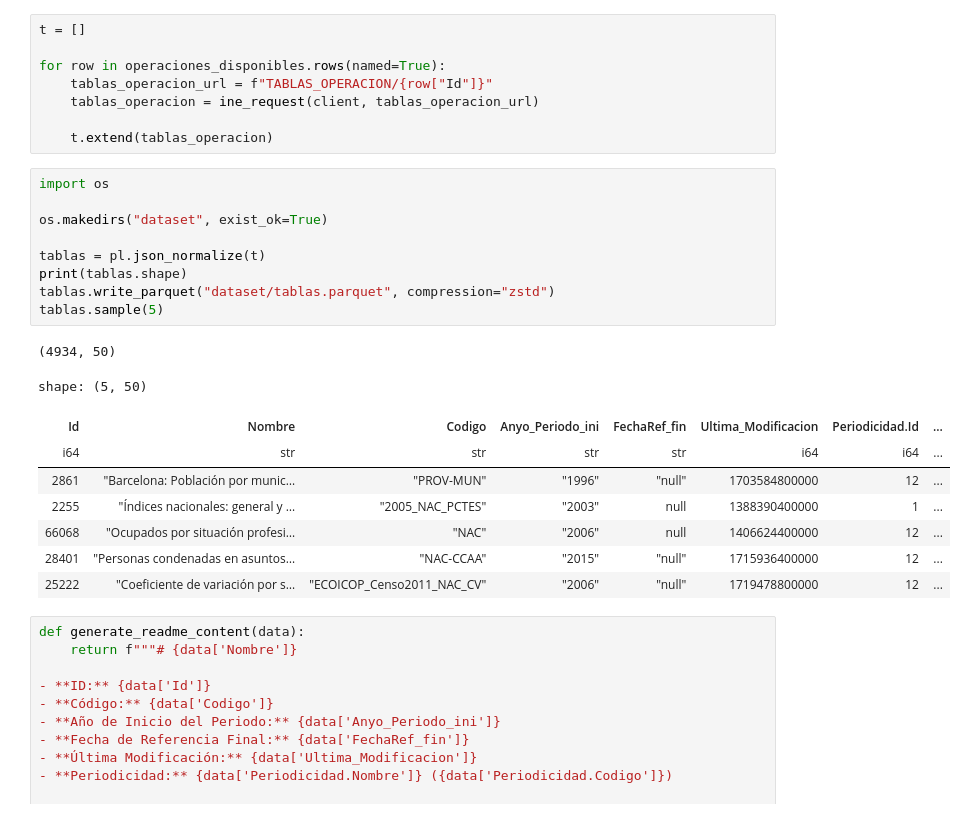
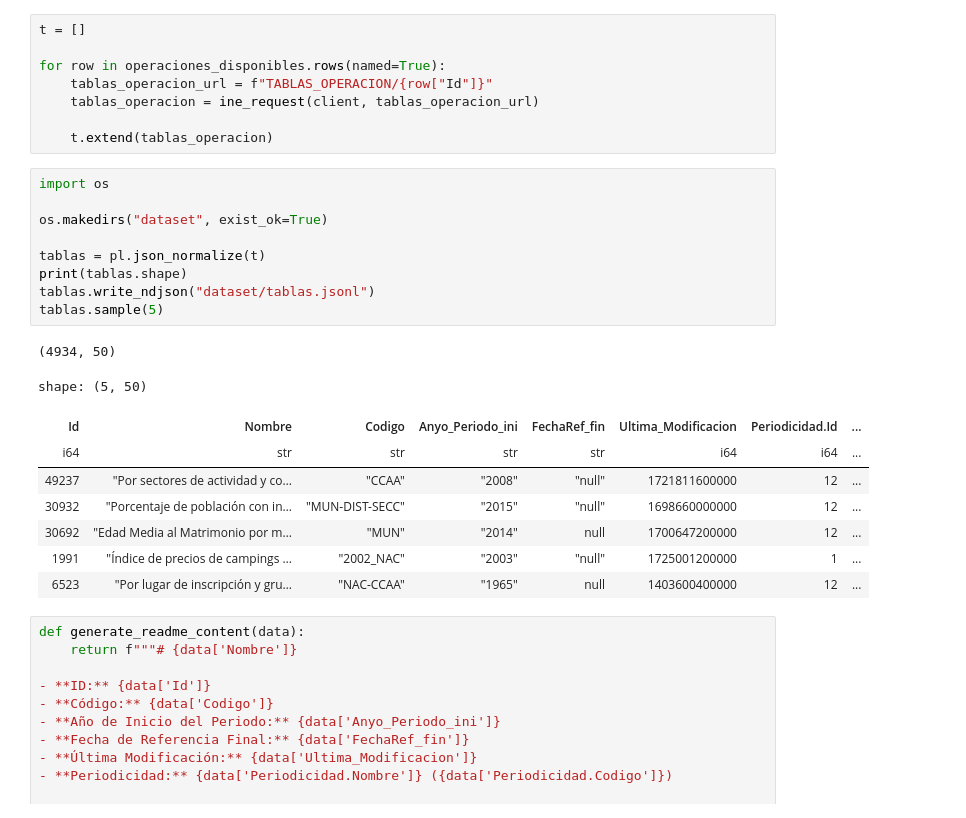
Before and after one commit to davidgasquez/dine, a Jupyter notebook: ine.ipynb, the cells around one changed output. Cells and saved outputs as stored; diff of their text form.

```diff
--- a/ine.ipynb
+++ b/ine.ipynb
@@ -76,22 +76,22 @@ for row in operaciones_disponibles.rows(named=True):
 # %%
 import os
 
 os.makedirs("dataset", exist_ok=True)
 
 tablas = pl.json_normalize(t)
 print(tablas.shape)
-tablas.write_parquet("dataset/tablas.parquet", compression="zstd")
+tablas.write_ndjson("dataset/tablas.jsonl")
 tablas.sample(5)
 # %% [output]
 (4934, 50)
 shape: (5, 50)
 | Id | Nombre | Codigo | Anyo_Periodo_ini | FechaRef_fin | Ultima_Modificacion | Periodicidad.Id | ... |
 | i64 | str | str | str | str | i64 | i64 | ... |
-| 2861 | "Barcelona: Población por munic… | "PROV-MUN" | "1996" | "null" | 1703584800000 | 12 | ... |
-| 2255 | "Índices nacionales: general y … | "2005_NAC_PCTES" | "2003" | null | 1388390400000 | 1 | ... |
-| 66068 | "Ocupados por situación profesi… | "NAC" | "2006" | null | 1406624400000 | 12 | ... |
-| 28401 | "Personas condenadas en asuntos… | "NAC-CCAA" | "2015" | "null" | 1715936400000 | 12 | ... |
-| 25222 | "Coeficiente de variación por s… | "ECOICOP_Censo2011_NAC_CV" | "2006" | "null" | 1719478800000 | 12 | ... |
+| 49237 | "Por sectores de actividad y co… | "CCAA" | "2008" | "null" | 1721811600000 | 12 | ... |
+| 30932 | "Porcentaje de población con in… | "MUN-DIST-SECC" | "2015" | "null" | 1698660000000 | 12 | ... |
+| 30692 | "Edad Media al Matrimonio por m… | "MUN" | "2014" | null | 1700647200000 | 12 | ... |
+| 1991 | "Índice de precios de campings … | "2002_NAC" | "2003" | "null" | 1725001200000 | 1 | ... |
+| 6523 | "Por lugar de inscripción y gru… | "NAC-CCAA" | "1965" | null | 1403600400000 | 12 | ... |
 # %%
 def generate_readme_content(data):
     return f"""# {data['Nombre']}
```
Also changed, not shown: parts of 7 cells of this notebook, 2 other files.
